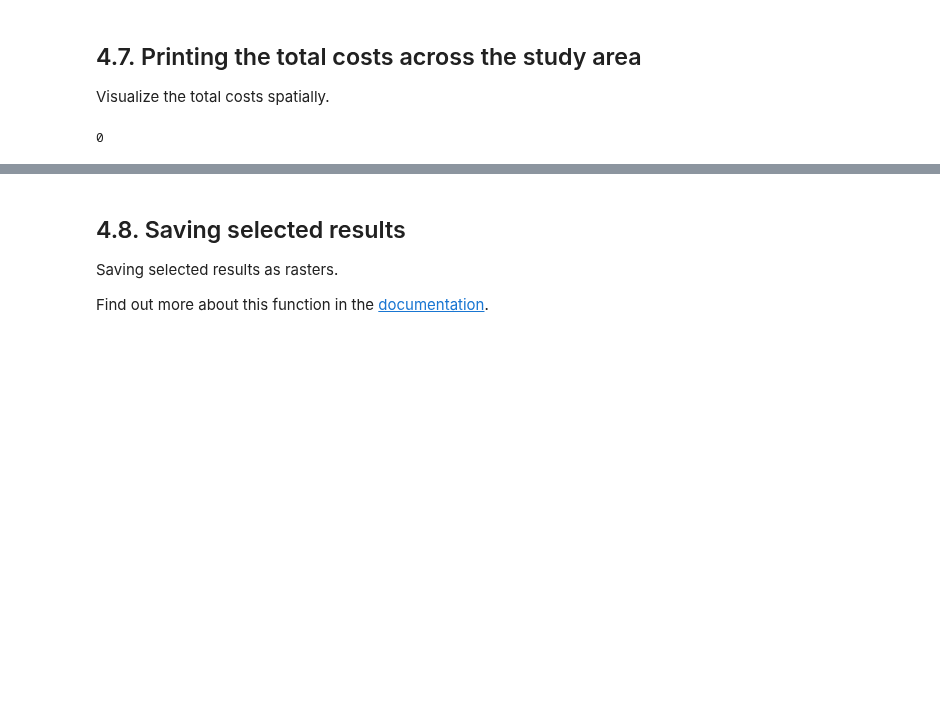
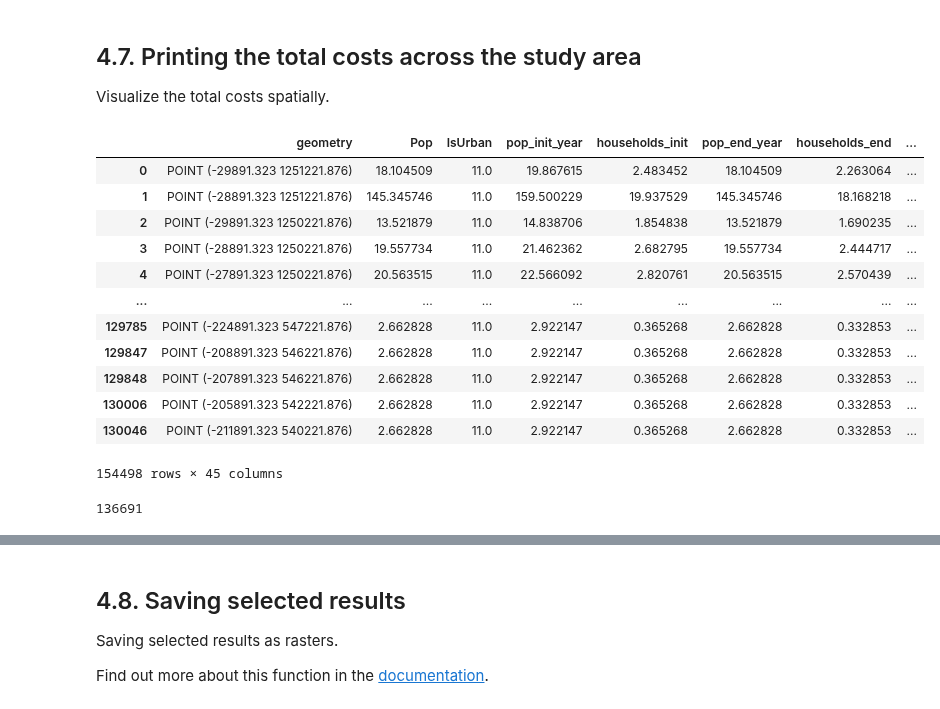
Before and after one commit to Open-Source-Spatial-Clean-Cooking-Tool/OnStove, a Jupyter notebook: example/OnStove_notebook.ipynb, the cells around one changed output, grey strips where cells are left out. Drawn from its saved outputs; the diff is of its cells as text; code cells hidden in the pictures; blank space fills up the shorter version.

```diff
--- a/example/OnStove_notebook.ipynb
+++ b/example/OnStove_notebook.ipynb
@@ -536,10 +540,26 @@ results.plot('maximum_net_benefit', cmap='magma', metric='per_household')
 ## 4.7. Printing the total costs across the study area
 
 Visualize the total costs spatially.
-# %%
-results.gdf['investment_costs'].isna().sum()
-# %% [output]
-0
+# %%
+country.gdf
+# %% [output]
+|  | geometry | Pop | IsUrban | pop_init_year | households_init | pop_end_year | households_end | ... |
+| 0 | POINT (-29891.323 1251221.876) | 18.104509 | 11.0 | 19.867615 | 2.483452 | 18.104509 | 2.263064 | ... |
+| 1 | POINT (-28891.323 1251221.876) | 145.345746 | 11.0 | 159.500229 | 19.937529 | 145.345746 | 18.168218 | ... |
+| 2 | POINT (-29891.323 1250221.876) | 13.521879 | 11.0 | 14.838706 | 1.854838 | 13.521879 | 1.690235 | ... |
+| 3 | POINT (-28891.323 1250221.876) | 19.557734 | 11.0 | 21.462362 | 2.682795 | 19.557734 | 2.444717 | ... |
+| 4 | POINT (-27891.323 1250221.876) | 20.563515 | 11.0 | 22.566092 | 2.820761 | 20.563515 | 2.570439 | ... |
+| ... | ... | ... | ... | ... | ... | ... | ... | ... |
+| 129785 | POINT (-224891.323 547221.876) | 2.662828 | 11.0 | 2.922147 | 0.365268 | 2.662828 | 0.332853 | ... |
+| 129847 | POINT (-208891.323 546221.876) | 2.662828 | 11.0 | 2.922147 | 0.365268 | 2.662828 | 0.332853 | ... |
+| 129848 | POINT (-207891.323 546221.876) | 2.662828 | 11.0 | 2.922147 | 0.365268 | 2.662828 | 0.332853 | ... |
+| 130006 | POINT (-205891.323 542221.876) | 2.662828 | 11.0 | 2.922147 | 0.365268 | 2.662828 | 0.332853 | ... |
+| 130046 | POINT (-211891.323 540221.876) | 2.662828 | 11.0 | 2.922147 | 0.365268 | 2.662828 | 0.332853 | ... |
+154498 rows × 45 columns
+# %%
+country.gdf['salvage_cost'].isna().sum()
+# %% [output]
+136691
 # %%
 results.gdf['total_costs'] = results.gdf['investment_costs'] - results.gdf['salvage_cost'] + results.gdf['fuel_costs'] + results.gdf['om_costs']
 results.plot('total_costs', cmap='viridis', metric='per_household')
```
Also changed, not shown: parts of 6 cells of this notebook, 2 other files.
